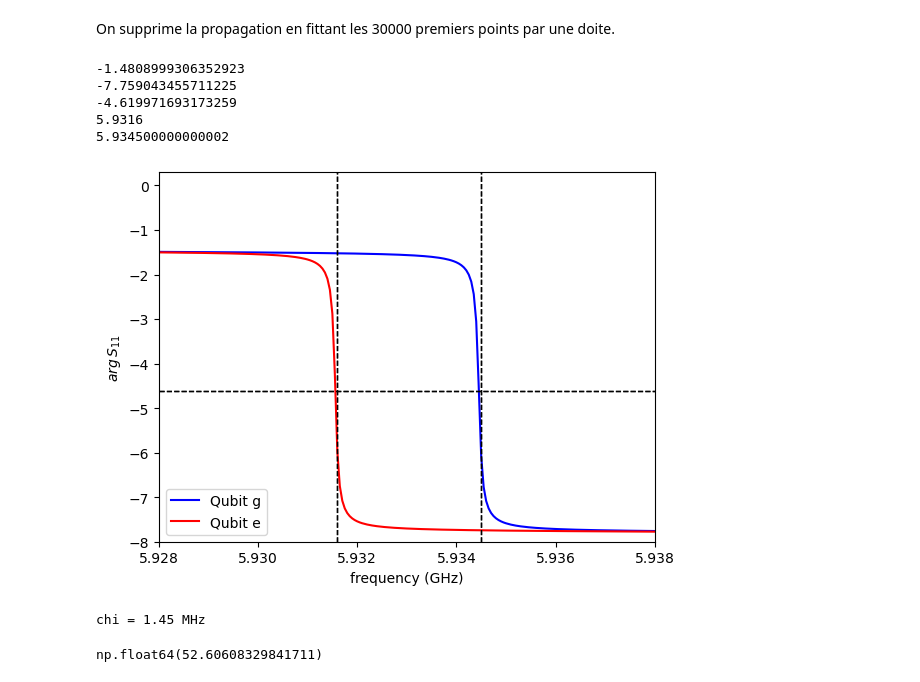
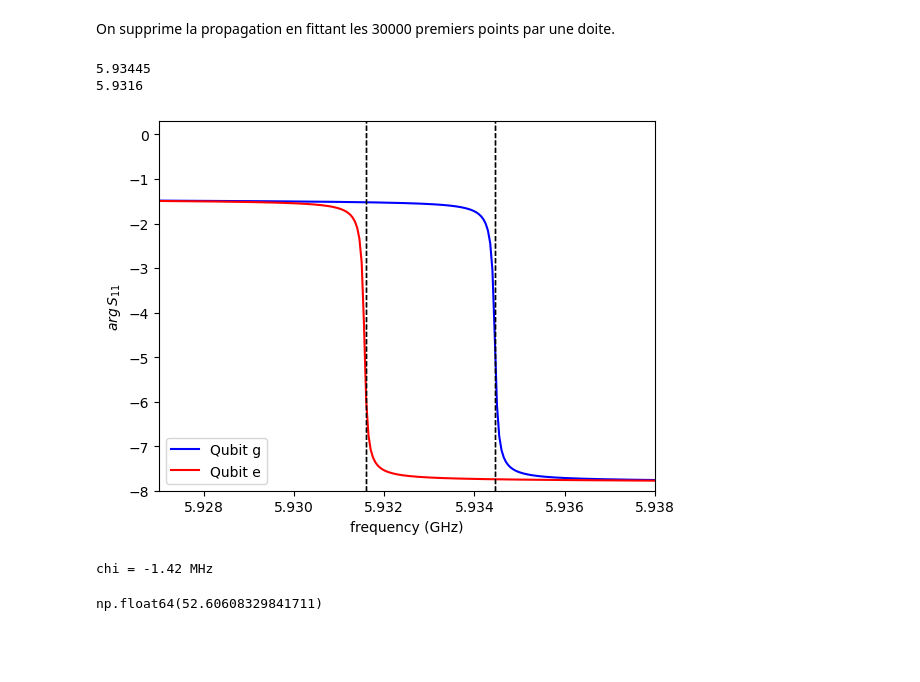
Before and after one commit to LPSjuliengabelli/Jour1, a Jupyter notebook: Solution/Readout_transmon_solution.ipynb, the cells around one changed output. Saved outputs shown, nothing was run; the diff lists cells and outputs as text; code cells hidden in the pictures; blank space fills up the shorter version.

```diff
--- a/Solution/Readout_transmon_solution.ipynb
+++ b/Solution/Readout_transmon_solution.ipynb
@@ -243,50 +243,43 @@ plt.show()
 # %% [markdown]
 On supprime la propagation en fittant les 30000 premiers points par une doite.
 # %%
-ind = np.where((f >5.926e9) & (f <5.938e9))
+ind = np.where((f >5.92) & (f <5.938e9))
 sig_g=np.unwrap(np.angle(S11_cal[0]))
 sig_e=np.unwrap(np.angle(S11_cal[1]))
 A=(sig_g[np.min(ind)]+sig_g[np.max(ind)])/2
-print(sig_g[np.min(ind)])
-print(sig_g[np.max(ind)])
-print(A)
 ind_g = np.where(sig_g<A)
 ind_e = np.where(sig_e<A)
 
-Xg=(f[np.min(ind_g)])*1e-9
-Xe=(f[np.min(ind_e)])*1e-9
+Xe=(f[np.min(ind_g)])*1e-9
+Xg=(f[np.min(ind_e)])*1e-9
 
 print(Xe)
 print(Xg)
 # %% [output]
--1.4808999306352923
--7.759043455711225
--4.619971693173259
+5.93445
 5.9316
-5.934500000000002
 # %%
 Ymin=-8
 Ymax=0.3
 plt.figure()
 for k in [0,1]:
     plt.plot(1e-9*f,np.unwrap(np.angle(S11_cal[k])), label=label_DUT[k],color=color_lines[k])
     plt.legend(loc="lower left")
     plt.xlabel("frequency (GHz)")
     plt.ylabel("$arg\,  S_{11}$")
-    plt.xlim(5.928,5.938)
+    plt.xlim(5.927,5.938)
     plt.ylim(Ymin,Ymax)
     plt.plot([Xe, Xe], [Ymin,Ymax], linestyle='--', color='black', linewidth=1)
     plt.plot([Xg, Xg], [Ymin,Ymax], linestyle='--', color='black', linewidth=1)
-    plt.plot([5.928,5.938], [A,A], linestyle='--', color='black', linewidth=1)
 plt.savefig(path_fig+'S11_dB_Transmon_zoom.svg')
 plt.show()
 # %% [output]
-[figure, old version]
+[figure, new version]
 # %%
 chi=(Xg-Xe)/2
 print("chi = " + str(np.round(chi*1e3,2)) +" MHz")
 # %% [output]
-chi = 1.45 MHz
+chi = -1.42 MHz
 # %%
 np.sqrt(1.37e6*2.02e9)*1e-6
 # %% [output]
```
Also changed, not shown: parts of 2 cells of this notebook.
